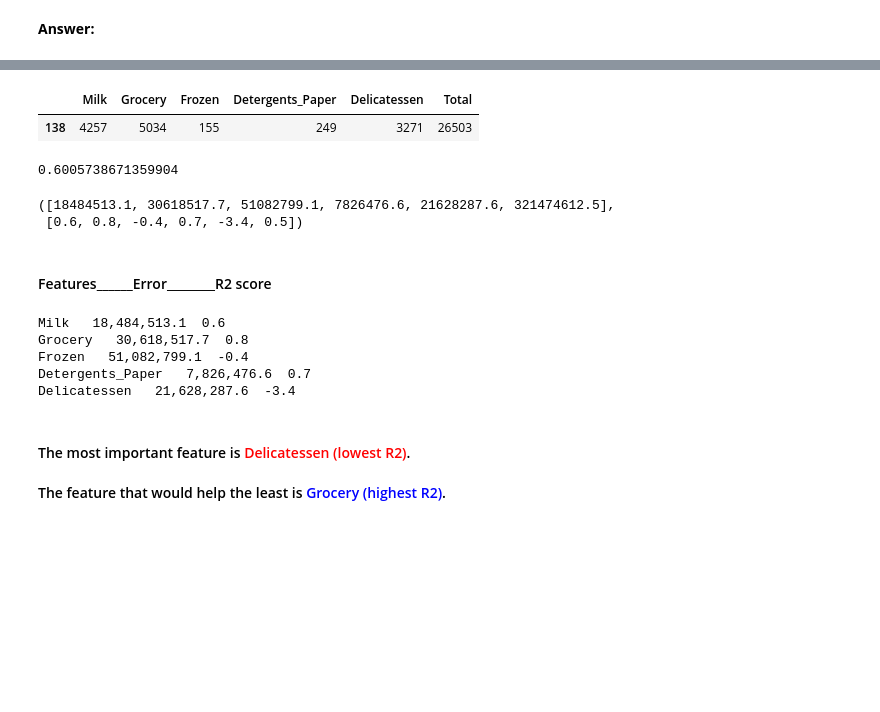
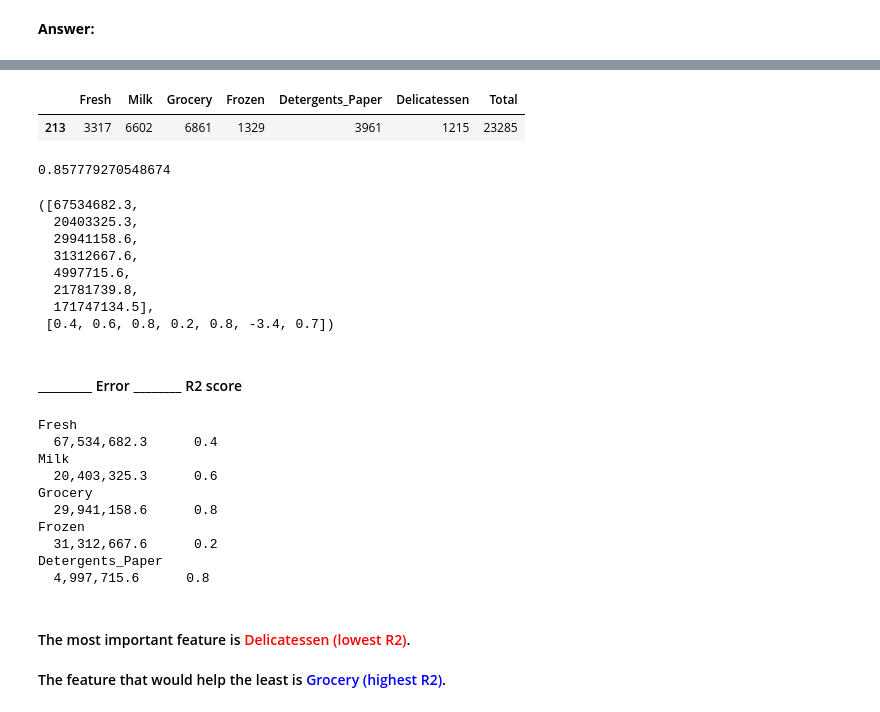
Before and after one commit to itosi/Creating_Customer_Segments, a Jupyter notebook: customer_segments.ipynb, the cells around one changed output, grey strips where cells are left out. Drawn from its saved outputs; the diff is of its cells as text; code cells hidden in the pictures; blank space fills up the shorter version.

```diff
--- a/customer_segments.ipynb
+++ b/customer_segments.ipynb
@@ -223,11 +225,11 @@ data.sample()
 # %%
 # TODO: Make a copy of the DataFrame, using the 'drop' function to drop the given feature
 new_data = data.copy()
-new_data.drop('Fresh', axis=1, inplace=True)
+# new_data.drop('Fresh', axis=1, inplace=True)
 new_data.sample()
 # %% [output]
-|  | Milk | Grocery | Frozen | Detergents_Paper | Delicatessen | Total |
-| 138 | 4257 | 5034 | 155 | 249 | 3271 | 26503 |
+|  | Fresh | Milk | Grocery | Frozen | Detergents_Paper | Delicatessen | Total |
+| 213 | 3317 | 6602 | 6861 | 1329 | 3961 | 1215 | 23285 |
 # %%
 # TODO: Split the data into training and testing sets(0.25) using the given feature as the target
 # Set a random state.
@@ -248,7 +250,7 @@ y_predict = model.predict(X_test)
 score = r2_score(y_test, y_predict)
 print(score)
 # %% [output]
-0.6005738671359904
+0.857779270548674
 # %%
 regressor = DecisionTreeRegressor()
 model = regressor.fit(X_train,y_train)
@@ -271,19 +273,30 @@ for i in new_data.columns.tolist():
 # %%
 error_list, r2_list
 # %% [output]
-([18484513.1, 30618517.7, 51082799.1, 7826476.6, 21628287.6, 321474612.5],
- [0.6, 0.8, -0.4, 0.7, -3.4, 0.5])
+([67534682.3,
+  20403325.3,
+  29941158.6,
+  31312667.6,
+  4997715.6,
+  21781739.8,
+  171747134.5],
+ [0.4, 0.6, 0.8, 0.2, 0.8, -3.4, 0.7])
 # %%
-display(Markdown(f'#### Features______Error________R2 score'))
+display(Markdown(f'####  _________ Error ________ R2 score'))
 for i, n in zip(new_data.columns.tolist(), range(5)):
-    print(f'{i}   {error_list[n]:,}  {r2_list[n]}')
+    print(f'{i} \n  {error_list[n]:,}      {r2_list[n]}')
 # %% [output]
-#### Features______Error________R2 score
+####  _________ Error ________ R2 score
-Milk   18,484,513.1  0.6
-Grocery   30,618,517.7  0.8
-Frozen   51,082,799.1  -0.4
-Detergents_Paper   7,826,476.6  0.7
-Delicatessen   21,628,287.6  -3.4
+Fresh
+  67,534,682.3      0.4
+Milk
+  20,403,325.3      0.6
+Grocery
+  29,941,158.6      0.8
+Frozen
+  31,312,667.6      0.2
+Detergents_Paper
+  4,997,715.6      0.8
 # %%
 display(Markdown(f'#### The most important feature is <font color = "red">\
 {new_data.columns.tolist()[r2_list.index(min(r2_list))]} (lowest R2)</font>.\
```
Also changed, not shown: parts of 28 cells of this notebook.
